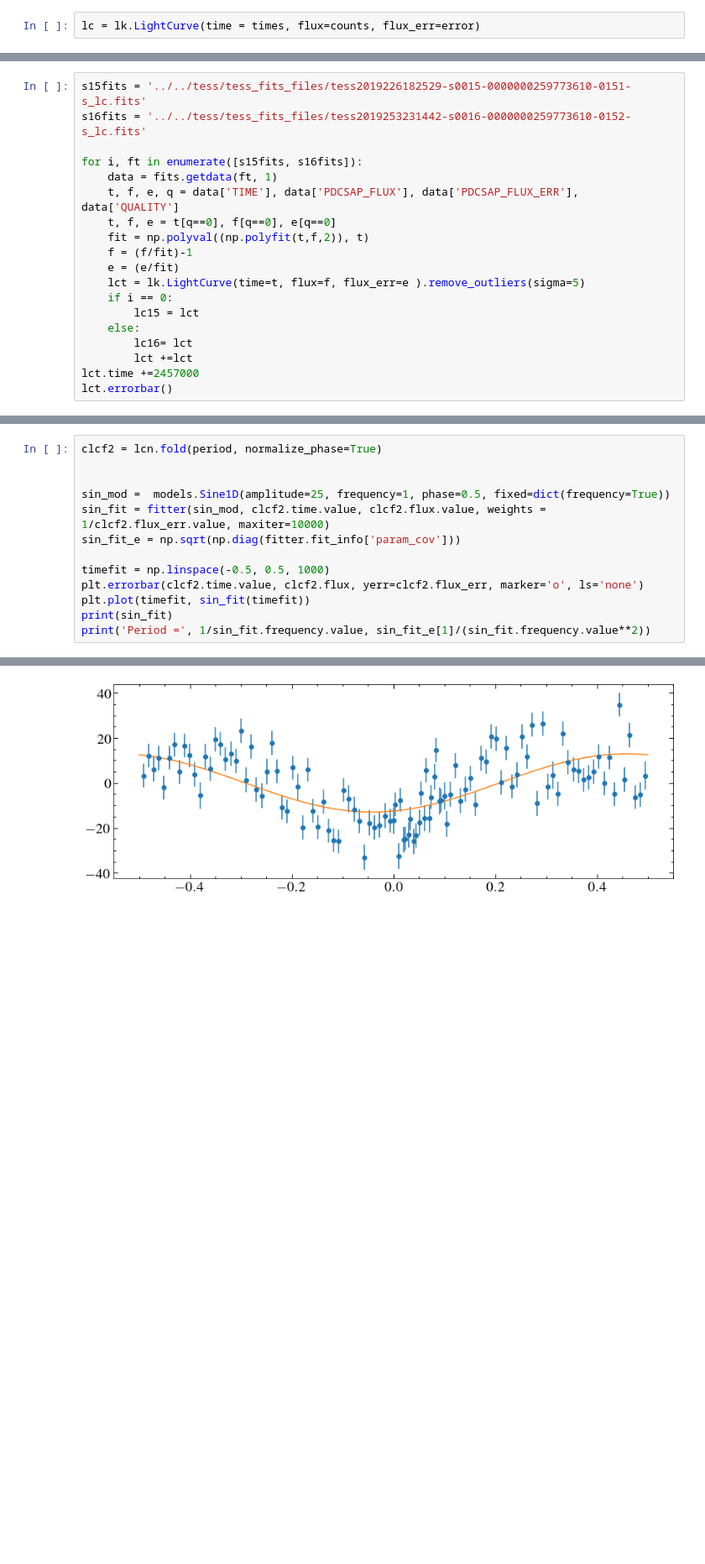
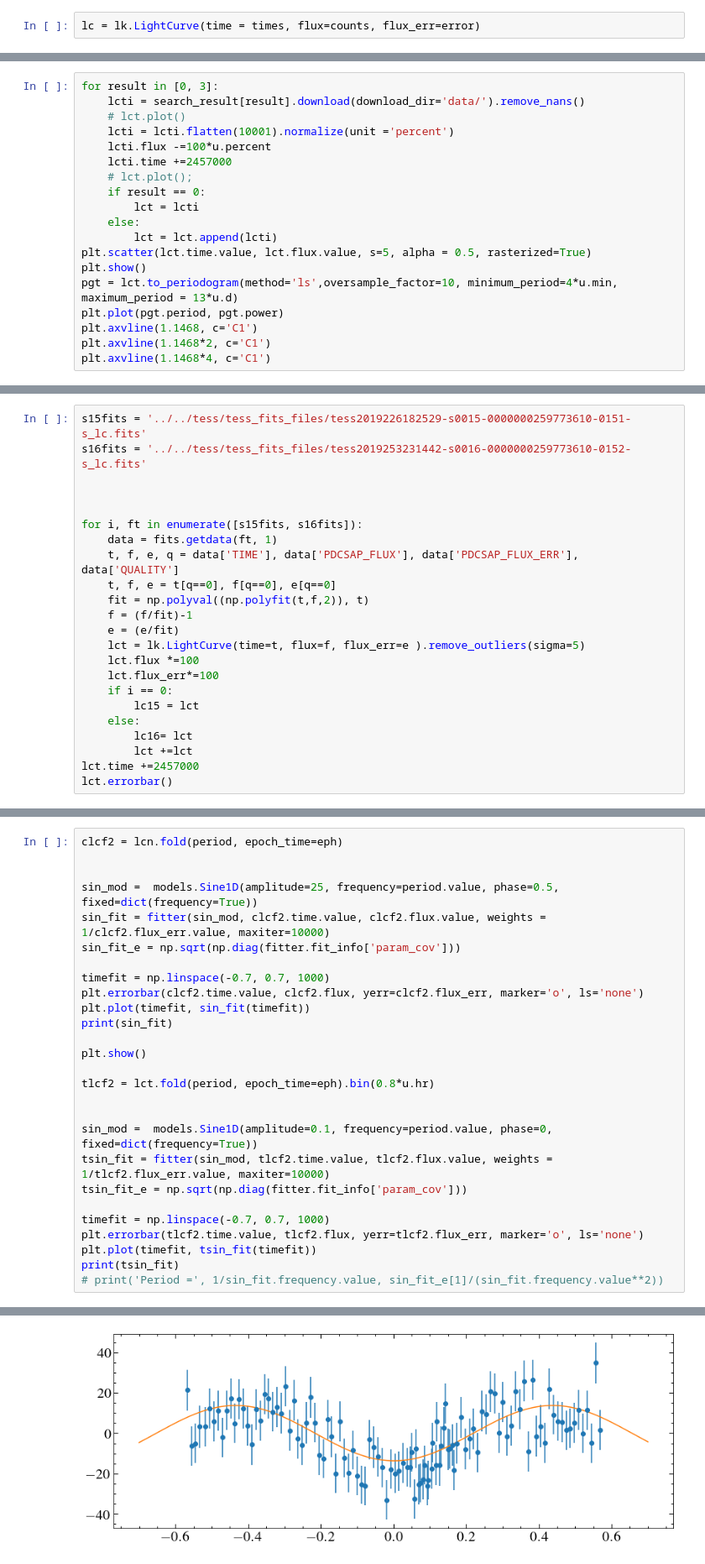
Before and after one commit to davidjwilson/gd394_chandra, a Jupyter notebook: tgcat_lc.ipynb, the cells around one changed output, grey strips where cells are left out. Shown: that part at 84% size. Saved outputs shown, nothing was run; the diff lists cells and outputs as text; blank space fills up the shorter version.

```diff
--- a/tgcat_lc.ipynb
+++ b/tgcat_lc.ipynb
@@ -174,0 +191,19 @@ plt.axvline(1.15)
+# %%
+for result in [0, 3]:
+    lcti = search_result[result].download(download_dir='data/').remove_nans()
+    # lct.plot()
+    lcti = lcti.flatten(10001).normalize(unit ='percent')
+    lcti.flux -=100*u.percent
+    lcti.time +=2457000
+    # lct.plot();
+    if result == 0:
+        lct = lcti
+    else:
+        lct = lct.append(lcti)
+plt.scatter(lct.time.value, lct.flux.value, s=5, alpha = 0.5, rasterized=True)
+plt.show()
+pgt = lct.to_periodogram(method='ls',oversample_factor=10, minimum_period=4*u.min, maximum_period = 13*u.d)
+plt.plot(pgt.period, pgt.power)
+plt.axvline(1.1468, c='C1')
+plt.axvline(1.1468*2, c='C1')
+plt.axvline(1.1468*4, c='C1')
@@ -175,6 +214,8 @@ plt.axvline(1.15)
 # %%
 s15fits = '../../tess/tess_fits_files/tess2019226182529-s0015-0000000259773610-0151-s_lc.fits'
 s16fits = '../../tess/tess_fits_files/tess2019253231442-s0016-0000000259773610-0152-s_lc.fits'
+
+
 
 for i, ft in enumerate([s15fits, s16fits]):
     data = fits.getdata(ft, 1)
@@ -184,6 +225,8 @@ for i, ft in enumerate([s15fits, s16fits]):
     f = (f/fit)-1
     e = (e/fit)
     lct = lk.LightCurve(time=t, flux=f, flux_err=e ).remove_outliers(sigma=5)
+    lct.flux *=100
+    lct.flux_err*=100
     if i == 0:
         lc15 = lct
     else:
@@ -273,16 +315,30 @@ Period = 1.1673951351182041 0.009536263277472203
 # %%
-clcf2 = lcn.fold(period, normalize_phase=True)
+clcf2 = lcn.fold(period, epoch_time=eph)
 
 
-sin_mod =  models.Sine1D(amplitude=25, frequency=1, phase=0.5, fixed=dict(frequency=True))
+sin_mod =  models.Sine1D(amplitude=25, frequency=period.value, phase=0.5, fixed=dict(frequency=True))
 sin_fit = fitter(sin_mod, clcf2.time.value, clcf2.flux.value, weights = 1/clcf2.flux_err.value, maxiter=10000)
 sin_fit_e = np.sqrt(np.diag(fitter.fit_info['param_cov']))
 
-timefit = np.linspace(-0.5, 0.5, 1000)
+timefit = np.linspace(-0.7, 0.7, 1000)
 plt.errorbar(clcf2.time.value, clcf2.flux, yerr=clcf2.flux_err, marker='o', ls='none')
 plt.plot(timefit, sin_fit(timefit))
 print(sin_fit)
-print('Period =', 1/sin_fit.frequency.value, sin_fit_e[1]/(sin_fit.frequency.value**2))
+
+plt.show()
+
+tlcf2 = lct.fold(period, epoch_time=eph).bin(0.8*u.hr)
+
+
+sin_mod =  models.Sine1D(amplitude=0.1, frequency=period.value, phase=0, fixed=dict(frequency=True))
+tsin_fit = fitter(sin_mod, tlcf2.time.value, tlcf2.flux.value, weights = 1/tlcf2.flux_err.value, maxiter=10000)
+tsin_fit_e = np.sqrt(np.diag(fitter.fit_info['param_cov']))
+
+timefit = np.linspace(-0.7, 0.7, 1000)
+plt.errorbar(tlcf2.time.value, tlcf2.flux, yerr=tlcf2.flux_err, marker='o', ls='none')
+plt.plot(timefit, tsin_fit(timefit))
+print(tsin_fit)
+# print('Period =', 1/sin_fit.frequency.value, sin_fit_e[1]/(sin_fit.frequency.value**2))
 # %% [output]
 Model: Sine1D
 Inputs: ('x',)
@@ -296 +351 @@ Period = 1.0 0.018689461611190512
-[figure, old version]
+[figure, new version]
```
Also changed, not shown: parts of 46 cells of this notebook, 8 other files.
